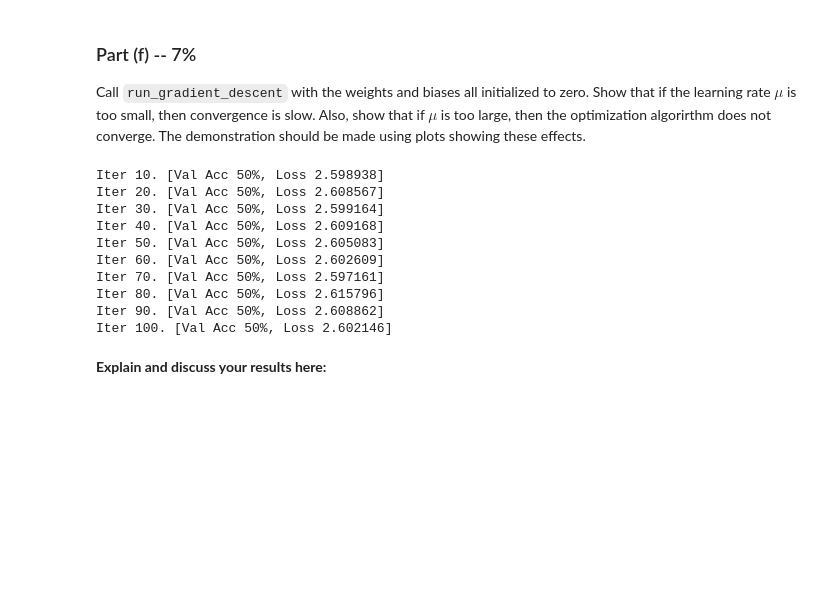
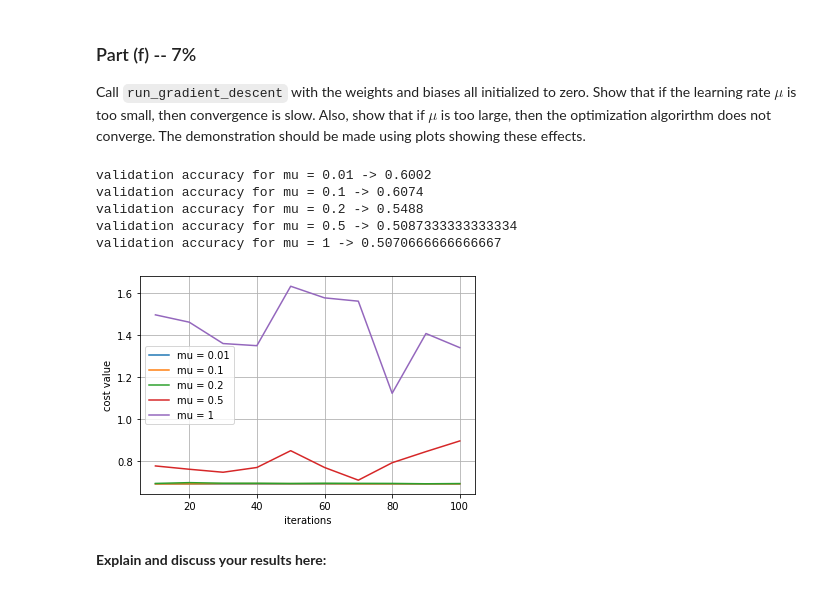
Before and after one commit to aradgast/DeepLearningCourse, a Jupyter notebook: Assignment1_aradVersion.ipynb, the cells around one changed output. Saved outputs shown, nothing was run; the diff lists cells and outputs as text; code cells hidden in the pictures; blank space fills up the shorter version.

```diff
--- a/Assignment1_aradVersion.ipynb
+++ b/Assignment1_aradVersion.ipynb
@@ -296,11 +291,11 @@ Show that $\frac{\partial\mathcal{L}}{\partial b}$  is implement correctly
 by comparing the result from `derivative_cost` with the empirical cost derivative computed using the above numerical approximation.
 # %%
 # Your code goes here
-h = 0.0001
+h = 0.000001
 w = np.zeros(90)
 b = 1
 x = np.ones([2, 90])
-t = np.ones([2, 1])
+t = np.ones([2,])
 y = pred(w,b,x)
 y_h = pred(w, b+h, x)
 derivative = derivative_cost(x, y, t)
@@ -448,23 +441,44 @@ train_ts, val_ts           = train_ts[50000:], train_ts[:50000]
 Call `run_gradient_descent` with the weights and biases all initialized to zero.
 Show that if the learning rate $\mu$ is too small, then convergence is slow.
 Also, show that if $\mu$ is too large, then the optimization algorirthm does not converge. The demonstration should be made using plots showing these effects.
-# %%
-w0 = np.random.randn(90)
-b0 = np.random.randn(1)[0]
-
-# Write your code here
-b,w,cost_result = run_gradient_descent(w0, b0)
-# %% [output]
-Iter 10. [Val Acc 50%, Loss 2.598938]
-Iter 20. [Val Acc 50%, Loss 2.608567]
-Iter 30. [Val Acc 50%, Loss 2.599164]
-Iter 40. [Val Acc 50%, Loss 2.609168]
-Iter 50. [Val Acc 50%, Loss 2.605083]
-Iter 60. [Val Acc 50%, Loss 2.602609]
-Iter 70. [Val Acc 50%, Loss 2.597161]
-Iter 80. [Val Acc 50%, Loss 2.615796]
-Iter 90. [Val Acc 50%, Loss 2.608862]
-Iter 100. [Val Acc 50%, Loss 2.602146]
+# %%
+w0 = np.zeros([90,])
+b0 = 0
+
+# Write your code here
+b,w,cost_result_001, val_acc_001 = run_gradient_descent(w0, b0, mu=0.01, batch_size=150)
+print(f'validation accuracy for mu = 0.01 -> {val_acc_001}')
+b,w,cost_result_01, val_acc_01 = run_gradient_descent(w0, b0) #mu = 0.1
+print(f'validation accuracy for mu = 0.1 -> {val_acc_01}')
+b,w,cost_result_02, val_acc_02 = run_gradient_descent(w0, b0, mu=0.2)
+print(f'validation accuracy for mu = 0.2 -> {val_acc_02}')
+b,w,cost_result_05, val_acc_05 = run_gradient_descent(w0, b0, mu=0.5)
+print(f'validation accuracy for mu = 0.5 -> {val_acc_05}')
+b,w,cost_result_1, val_acc_1 = run_gradient_descent(w0, b0, mu = 1)
+print(f'validation accuracy for mu = 1 -> {val_acc_1}')
+# %% [output]
+validation accuracy for mu = 0.01 -> 0.6002
+validation accuracy for mu = 0.1 -> 0.6074
+validation accuracy for mu = 0.2 -> 0.5488
+validation accuracy for mu = 0.5 -> 0.5087333333333334
+validation accuracy for mu = 1 -> 0.5070666666666667
+# %%
+import matplotlib.pyplot as plt
+
+plt.figure()
+iter_vec = [(i+1)*10 for i in range(len(cost_result_001))]
+plt.plot(iter_vec, cost_result_001, label='mu = 0.01')
+plt.plot(iter_vec,cost_result_01, label='mu = 0.1')
+plt.plot(iter_vec,cost_result_02, label='mu = 0.2')
+plt.plot(iter_vec,cost_result_05, label='mu = 0.5')
+plt.plot(iter_vec, cost_result_1, label='mu = 1')
+plt.xlabel('iterations')
+plt.ylabel('cost value')
+plt.legend()
+plt.grid()
+plt.show()
+# %% [output]
+[figure, added]
 # %% [markdown]
 **Explain and discuss your results here:**
 # %% [markdown]
```
Also changed, not shown: parts of 11 cells of this notebook.
